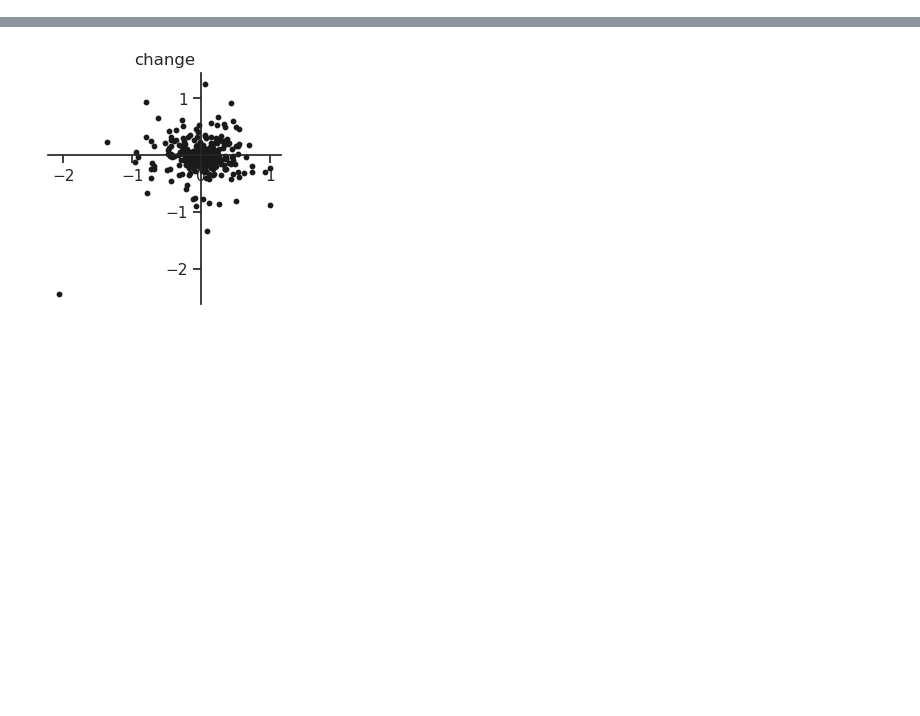
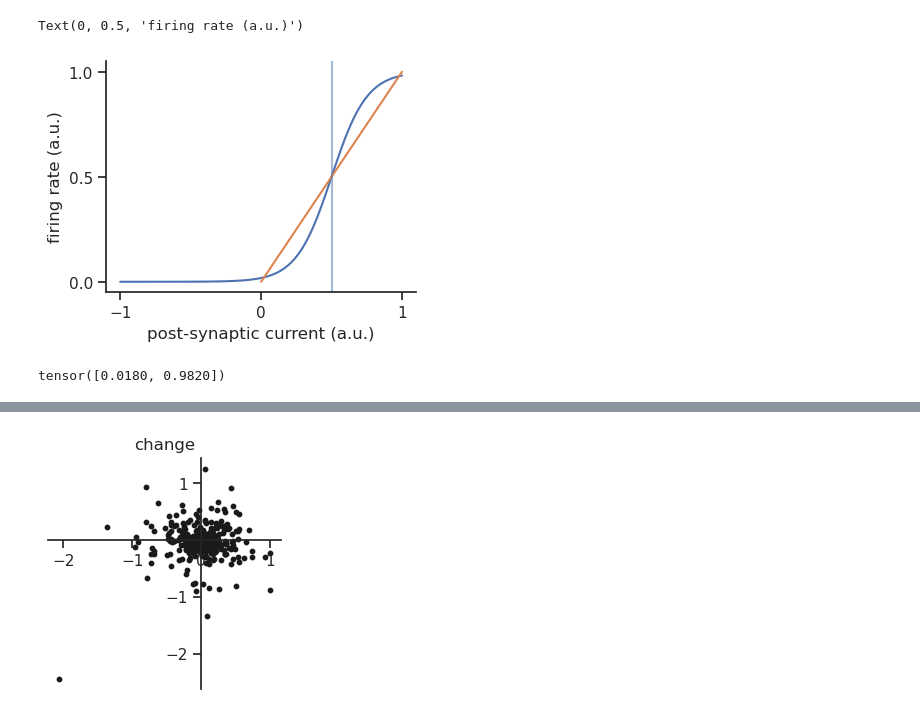
Before and after one commit to rythorpe/time_coding, a Jupyter notebook: aux_dev.ipynb, the cells around one changed output, grey strips where cells are left out. Saved outputs shown, nothing was run; the diff lists cells and outputs as text; code cells hidden in the pictures; blank space fills up the shorter version.

```diff
--- a/aux_dev.ipynb
+++ b/aux_dev.ipynb
@@ -25,0 +37,19 @@ np.random.seed(35107)
+# %%
+x = torch.linspace(-1, 1, 100)
+fig, axes = plt.subplots(1, 1, figsize=(4, 3))
+axes.plot(x, model.transfer_func(x,
+                                 gain=model.activation_gain,
+                                 thresh=model.activation_thresh))
+axes.plot([0, 1], [0, 1])
+axes.axvline(0.5, c='C0', alpha=0.5)
+axes.set_xticks([-1, 0, 1])
+axes.set_yticks([0, 0.5, 1])
+axes.set_xlabel('post-synaptic current (a.u.)')
+axes.set_ylabel('firing rate (a.u.)')
+# %% [output]
+Text(0, 0.5, 'firing rate (a.u.)')
+[figure, added]
+# %%
+model.transfer_func(torch.tensor([0, 1]))
+# %% [output]
+tensor([0.0180, 0.9820])
```
Also changed, not shown: parts of 19 cells of this notebook, 3 other files.
